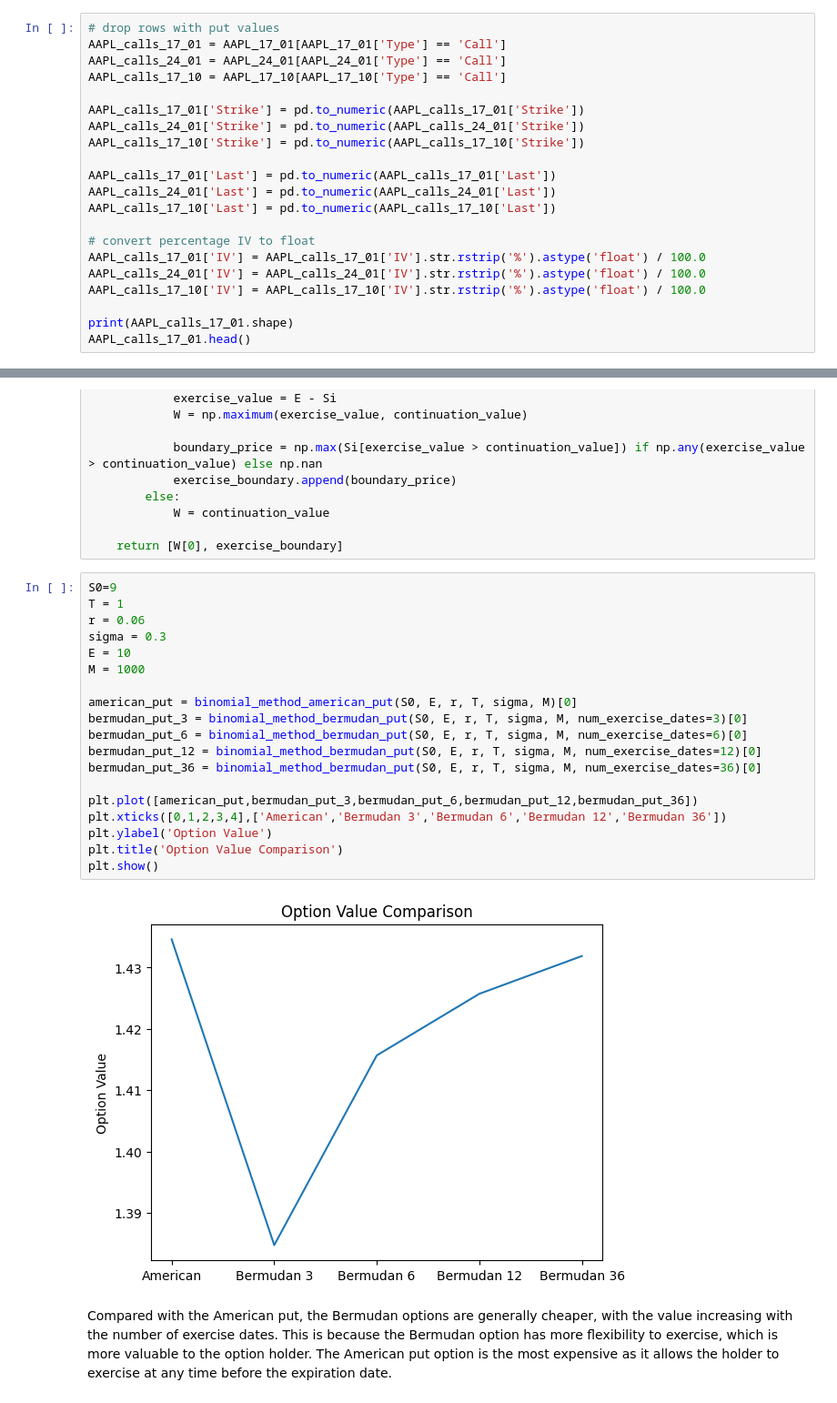
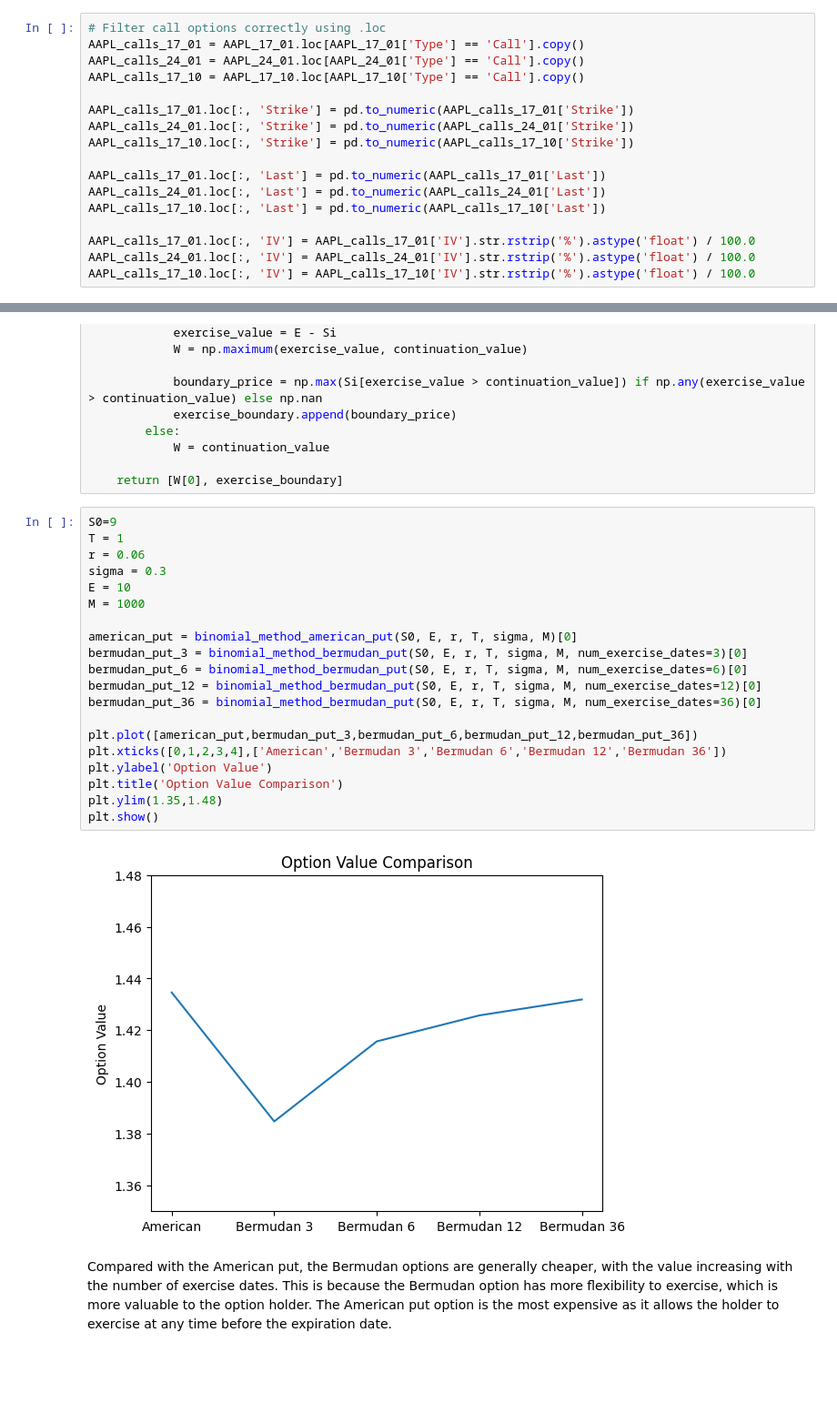
Before and after one commit to andreist3fan/ovmHW2, a Jupyter notebook: jupyter/homework.ipynb, the cells around one changed output, grey strips where cells are left out. Shown at 91% size. Saved outputs shown, nothing was run; the diff lists cells and outputs as text; blank space fills up the shorter version.

```diff
--- a/jupyter/homework.ipynb
+++ b/jupyter/homework.ipynb
@@ -138,23 +138,19 @@ print(AAPL_24_01.head())
 3      116    +12  0.89940  31.91%  Call   01/10/25
 4       27    +21  0.90512  26.30%  Call   01/10/25
 # %%
-# drop rows with put values
-AAPL_calls_17_01 = AAPL_17_01[AAPL_17_01['Type'] == 'Call']
-AAPL_calls_24_01 = AAPL_24_01[AAPL_24_01['Type'] == 'Call']
-AAPL_calls_17_10 = AAPL_17_10[AAPL_17_10['Type'] == 'Call']
+# Filter call options correctly using .loc
+AAPL_calls_17_01 = AAPL_17_01.loc[AAPL_17_01['Type'] == 'Call'].copy()
+AAPL_calls_24_01 = AAPL_24_01.loc[AAPL_24_01['Type'] == 'Call'].copy()
+AAPL_calls_17_10 = AAPL_17_10.loc[AAPL_17_10['Type'] == 'Call'].copy()
 
-AAPL_calls_17_01['Strike'] = pd.to_numeric(AAPL_calls_17_01['Strike'])
-AAPL_calls_24_01['Strike'] = pd.to_numeric(AAPL_calls_24_01['Strike'])
-AAPL_calls_17_10['Strike'] = pd.to_numeric(AAPL_calls_17_10['Strike'])
+AAPL_calls_17_01.loc[:, 'Strike'] = pd.to_numeric(AAPL_calls_17_01['Strike'])
+AAPL_calls_24_01.loc[:, 'Strike'] = pd.to_numeric(AAPL_calls_24_01['Strike'])
+AAPL_calls_17_10.loc[:, 'Strike'] = pd.to_numeric(AAPL_calls_17_10['Strike'])
 
-AAPL_calls_17_01['Last'] = pd.to_numeric(AAPL_calls_17_01['Last'])
-AAPL_calls_24_01['Last'] = pd.to_numeric(AAPL_calls_24_01['Last'])
-AAPL_calls_17_10['Last'] = pd.to_numeric(AAPL_calls_17_10['Last'])
+AAPL_calls_17_01.loc[:, 'Last'] = pd.to_numeric(AAPL_calls_17_01['Last'])
+AAPL_calls_24_01.loc[:, 'Last'] = pd.to_numeric(AAPL_calls_24_01['Last'])
+AAPL_calls_17_10.loc[:, 'Last'] = pd.to_numeric(AAPL_calls_17_10['Last'])
 
-# convert percentage IV to float
-AAPL_calls_17_01['IV'] = AAPL_calls_17_01['IV'].str.rstrip('%').astype('float') / 100.0
-AAPL_calls_24_01['IV'] = AAPL_calls_24_01['IV'].str.rstrip('%').astype('float') / 100.0
-AAPL_calls_17_10['IV'] = AAPL_calls_17_10['IV'].str.rstrip('%').astype('float') / 100.0
-
-print(AAPL_calls_17_01.shape)
-AAPL_calls_17_01.head()
+AAPL_calls_17_01.loc[:, 'IV'] = AAPL_calls_17_01['IV'].str.rstrip('%').astype('float') / 100.0
+AAPL_calls_24_01.loc[:, 'IV'] = AAPL_calls_24_01['IV'].str.rstrip('%').astype('float') / 100.0
+AAPL_calls_17_10.loc[:, 'IV'] = AAPL_calls_17_10['IV'].str.rstrip('%').astype('float') / 100.0
@@ -461,24 +432,25 @@ def binomial_method_bermudan_put(S0, E, r, T, sigma, M, num_exercise_dates = 3 )
 # %%
 S0=9
 T = 1
 r = 0.06
 sigma = 0.3
 E = 10
 M = 1000
 
 american_put = binomial_method_american_put(S0, E, r, T, sigma, M)[0]
 bermudan_put_3 = binomial_method_bermudan_put(S0, E, r, T, sigma, M, num_exercise_dates=3)[0]
 bermudan_put_6 = binomial_method_bermudan_put(S0, E, r, T, sigma, M, num_exercise_dates=6)[0]
 bermudan_put_12 = binomial_method_bermudan_put(S0, E, r, T, sigma, M, num_exercise_dates=12)[0]
 bermudan_put_36 = binomial_method_bermudan_put(S0, E, r, T, sigma, M, num_exercise_dates=36)[0]
 
 plt.plot([american_put,bermudan_put_3,bermudan_put_6,bermudan_put_12,bermudan_put_36])
 plt.xticks([0,1,2,3,4],['American','Bermudan 3','Bermudan 6','Bermudan 12','Bermudan 36'])
 plt.ylabel('Option Value')
 plt.title('Option Value Comparison')
+plt.ylim(1.35,1.48)
 plt.show()
 # %% [output]
-[figure, old version]
+[figure, new version]
 # %% [markdown]
 Compared with the American put, the Bermudan options are generally cheaper, with the value increasing with the number of exercise dates. This is because the Bermudan option has more flexibility to exercise, which is more valuable to the option holder. The American put option is the most expensive as it allows the holder to exercise at any time before the expiration date.
 # %% [markdown]
```
Also changed, not shown: parts of 5 cells of this notebook.
